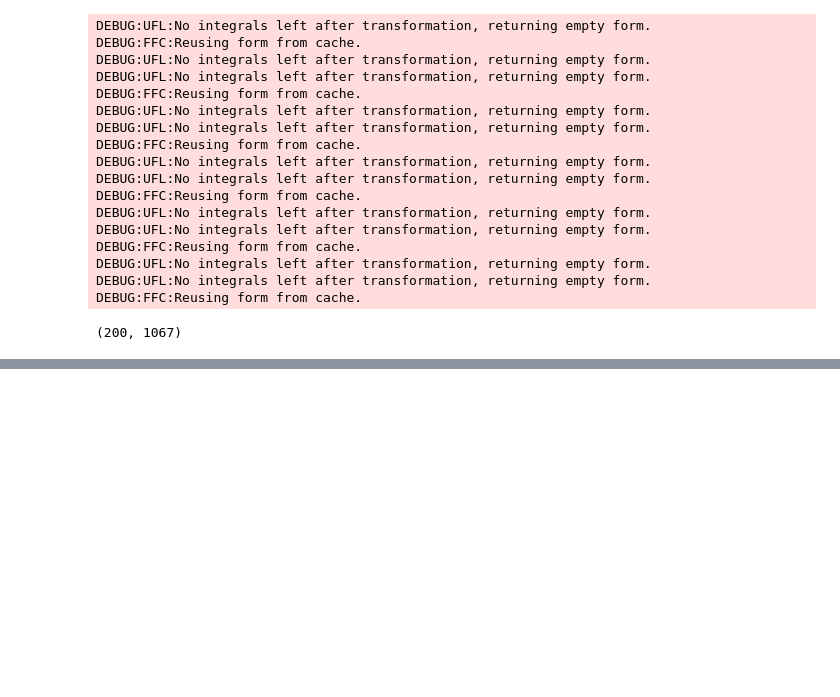
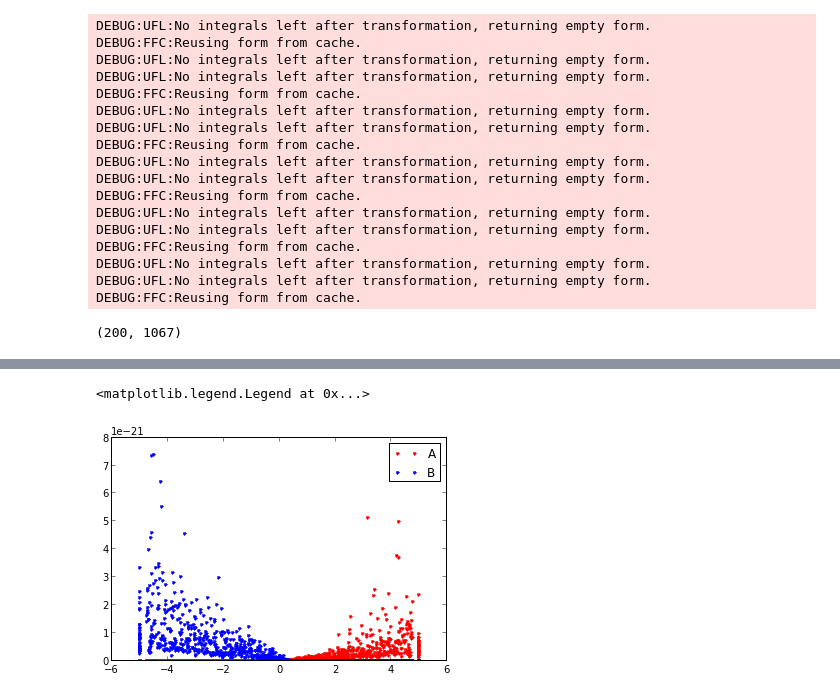
Before and after one commit to ahellander/pyurdme, a Jupyter notebook: examples/cylinder_demo/Cylinder_test.ipynb, the cells around one changed output, grey strips where cells are left out. Saved outputs shown, nothing was run; the diff lists cells and outputs as text; code cells hidden in the pictures; blank space fills up the shorter version.

Commit message:
more work with the models

```diff
--- a/examples/cylinder_demo/Cylinder_test.ipynb
+++ b/examples/cylinder_demo/Cylinder_test.ipynb
@@ -45,0 +46,11 @@ for tndx, tval in enumerate(model.tspan):
+# %%
+x_vals = model.mesh.coordinates()[:, 0]
+A_vals = numpy.mean(result.getSpecies("A", concentration=True), axis=0)
+B_vals = numpy.mean(result.getSpecies("B", concentration=True), axis=0)
+#A_vals = numpy.sum(result.getSpecies("A", concentration=False), axis=0)
+#B_vals = numpy.sum(result.getSpecies("B", concentration=False), axis=0)
+plt.plot(x_vals,A_vals,'.r',x_vals,B_vals,'.b')
+plt.legend(['A', 'B'])
+# %% [output]
+<matplotlib.legend.Legend at 0x...>
+[figure, added]
```
Also changed, not shown: parts of 2 cells of this notebook, 3 other files.
